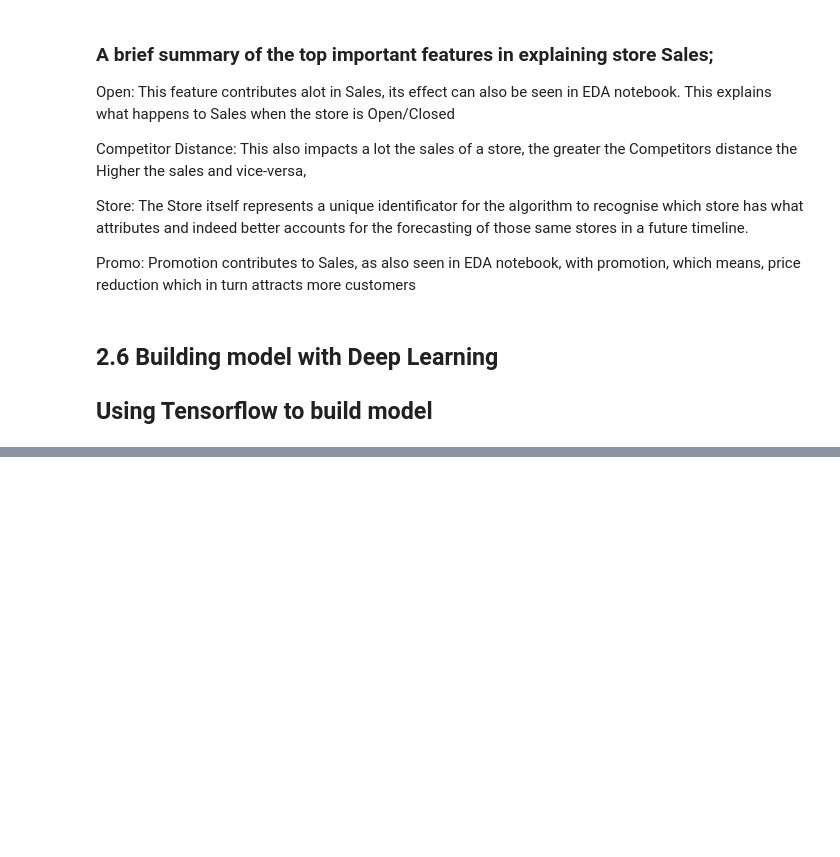
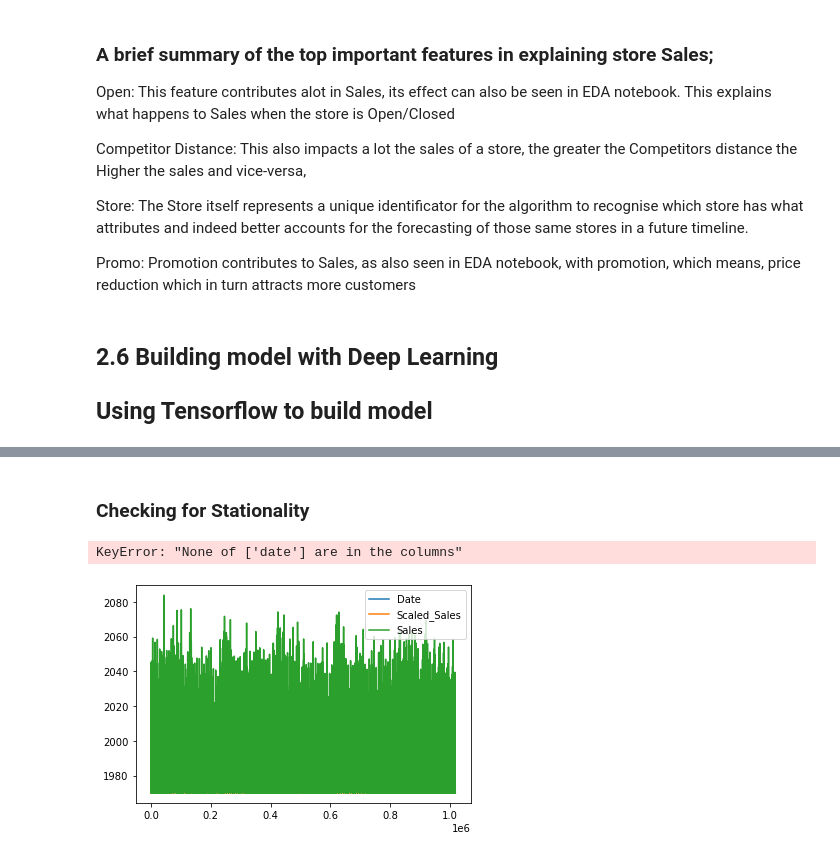
Before and after one commit to Caphace-Ethan/Pharmaceutical-Sales-Prediction, a Jupyter notebook: notebooks/Prediction_of_store_sales.ipynb, the cells around one changed output, grey strips where cells are left out. Cells and saved outputs as stored; diff of their text form; code cells hidden in the pictures; blank space fills up the shorter version.

Commit message:
Building model using Tensor flow, preprossing of data

```diff
--- a/notebooks/Prediction_of_store_sales.ipynb
+++ b/notebooks/Prediction_of_store_sales.ipynb
@@ -854,0 +864,7 @@ model_pickle = pickle.load(open('../models/01-08-2021-02-51-29-864.pkl','rb'))
+# %%
+# temp_train_store_data.sample(4)
+rossmann_store_sales = pd.DataFrame()
+rossmann_store_sales['Date'] = temp_train_store_data['Date']
+rossmann_store_sales['Scaled_Sales'] = temp_train_store_data['Sales']
+rossmann_store_sales['Sales'] = train_data['Sales']
+rossmann_store_sales.sample(4)
@@ -854,0 +877,36 @@ model_pickle = pickle.load(open('../models/01-08-2021-02-51-29-864.pkl','rb'))
+# %% [markdown]
+### Checking for Stationality
+# %%
+rossmann_store_sales.plot()
+rossmann_df = rossmann_store_sales[['Date', 'Sales']].set_index('Date')
+
+def test_stationarity(tm):
+    # plotting rolling statistics
+    rollmean = tm.rolling(window=30).mean()
+    rollstd = tm.rolling(window=30).std()
+
+    plt.figure(figsize=(14, 6))
+    plt.plot(tm, color='skyblue', label='Original Series')
+    plt.plot(rollmean, color='black', label='Rolling Mean')
+    plt.plot(rollstd, color='red', label='Rolling Std')
+    plt.legend(loc='best')
+    plt.xlabel('Date')
+    plt.ylabel('Sales')
+    plt.show()
+
+    # Augmented Dickey-Fuller Test
+    adfuller_test = adfuller(tm, autolag='AIC')
+    print('Test Statistics = {:.3f}'.format(adfuller_test[0]))
+    print('P-value = {:.3f}'.format(adfuller_test[1]))
+    print('Critical values :')
+    for key, value in adfuller_test[4].items():
+        print('\t{}: {} - The data is {} stationary with {}% confidence'.format(key, value,
+                                                                               '' if adfuller_test[0] < value else 'not', 100 - int(key[:-1])))
+    fig, ax = plt.subplots(2, figsize=(14,6))
+    ax[0] = plot_acf(tm, ax=ax[0], lags=20)
+    ax[1] = plot_pacf(tm, ax=ax[1], lags=20)
+
+test_stationarity(rossmann_df.Sales)
+# %% [output]
+KeyError: "None of ['date'] are in the columns"
+[figure, added]
```
Also changed, not shown: parts of 4 cells of this notebook.
